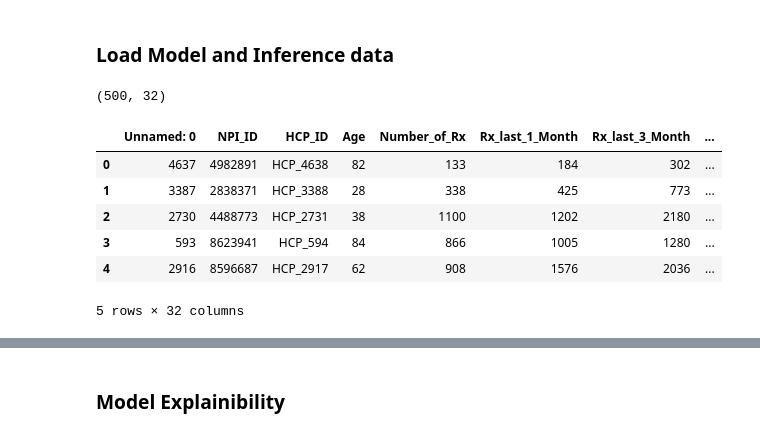
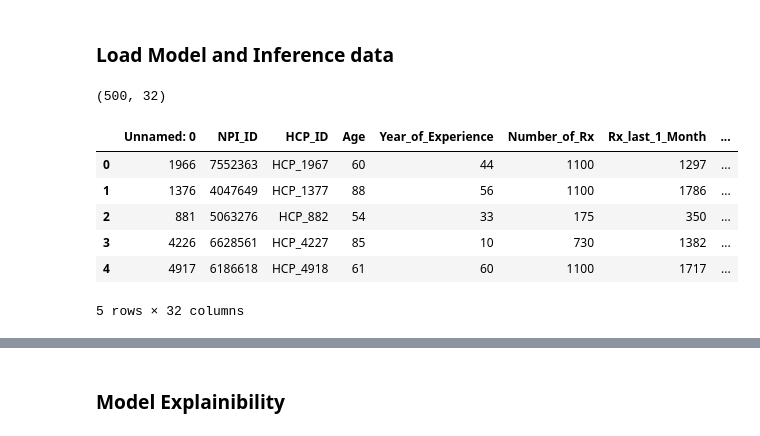
Before and after one commit to ML-Turks/physician_conversion_mlops, a Jupyter notebook: data_science/notebooks/inference_pipeline.ipynb, the cells around one changed output, grey strips where cells are left out. Drawn from its saved outputs; the diff is of its cells as text; code cells hidden in the pictures.

```diff
--- a/data_science/notebooks/inference_pipeline.ipynb
+++ b/data_science/notebooks/inference_pipeline.ipynb
@@ -8,20 +8,20 @@ import os
 # %%
 ##Load Inference data
 path1 = "..\.."
-file_path = os.path.join(path1,"data","output", "Inference_data.csv")
+file_path = os.path.join(path1,"data","output", "inference_data.csv")
 
 df_inference = pd.read_csv(file_path)
 print(df_inference.shape)
 print('')
 df_inference.head()
 # %% [output]
 (500, 32)
-|  | Unnamed: 0 | NPI_ID | HCP_ID | Age | Number_of_Rx | Rx_last_1_Month | Rx_last_3_Month | ... |
-| 0 | 4637 | 4982891 | HCP_4638 | 82 | 133 | 184 | 302 | ... |
-| 1 | 3387 | 2838371 | HCP_3388 | 28 | 338 | 425 | 773 | ... |
-| 2 | 2730 | 4488773 | HCP_2731 | 38 | 1100 | 1202 | 2180 | ... |
-| 3 | 593 | 8623941 | HCP_594 | 84 | 866 | 1005 | 1280 | ... |
-| 4 | 2916 | 8596687 | HCP_2917 | 62 | 908 | 1576 | 2036 | ... |
+|  | Unnamed: 0 | NPI_ID | HCP_ID | Age | Year_of_Experience | Number_of_Rx | Rx_last_1_Month | ... |
+| 0 | 1966 | 7552363 | HCP_1967 | 60 | 44 | 1100 | 1297 | ... |
+| 1 | 1376 | 4047649 | HCP_1377 | 88 | 56 | 1100 | 1786 | ... |
+| 2 | 881 | 5063276 | HCP_882 | 54 | 33 | 175 | 350 | ... |
+| 3 | 4226 | 6628561 | HCP_4227 | 85 | 10 | 730 | 1382 | ... |
+| 4 | 4917 | 6186618 | HCP_4918 | 61 | 60 | 1100 | 1717 | ... |
 5 rows × 32 columns
 # %%
 df_inference.drop(['Unnamed: 0'], axis=1, inplace = True)
```
Also changed, not shown: parts of 15 cells of this notebook, 1 other file.
